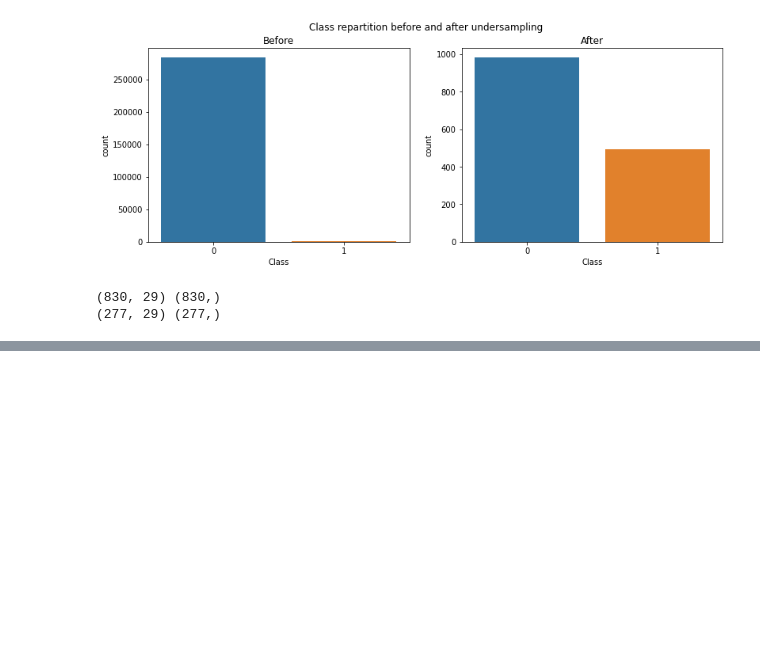
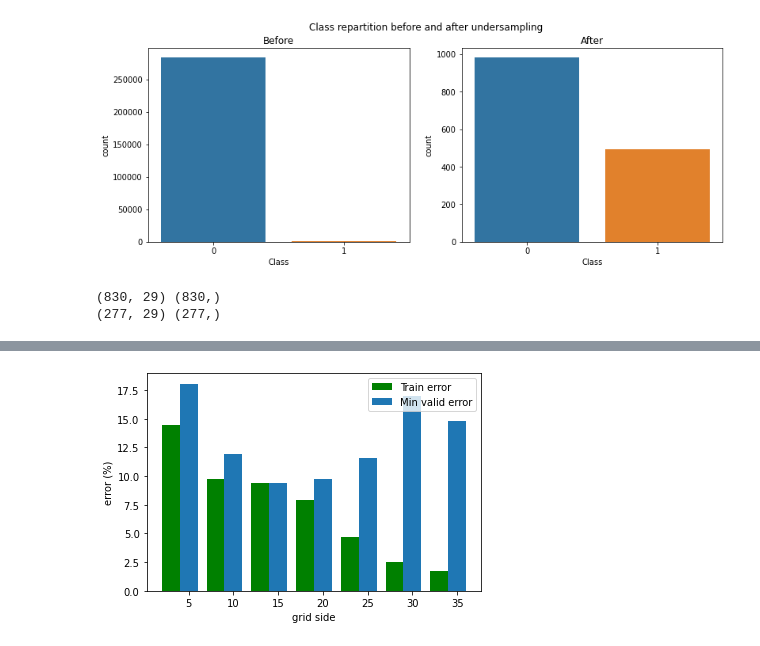
Before and after one commit to alu0101224084/TID-group4, a Jupyter notebook: Proyecto/Pracita_SOM.ipynb, the cells around one changed output, grey strips where cells are left out. Drawn from its saved outputs; the diff is of its cells as text; code cells hidden in the pictures; blank space fills up the shorter version.

```diff
--- a/Proyecto/Pracita_SOM.ipynb
+++ b/Proyecto/Pracita_SOM.ipynb
@@ -96,0 +192,28 @@ print(input_valid.shape, target_valid.shape)
+# %%
+max_iter_per = 30
+
+print("Learning a Perceptron with %d maximum number of iterations and ..." % max_iter_per)
+
+per = Perceptron(max_iter=max_iter_per, shuffle=False, random_state=0, verbose=True)
+per.fit(sofm_output_train, target_train)
+
+
+# Intitial results
+# ------------
+print("Printing initial results")
+
+predict_train = per.predict(sofm_output_train)
+predict_valid = per.predict(sofm_output_valid)
+
+print("Train accuracy: %.3f%%" % (accuracy_score(target_train, predict_train) * 100))
+print("Valid accuracy: %.3f%%" % (accuracy_score(target_valid, predict_valid) * 100))
+
+print("Train confusion matrix:")
+print(confusion_matrix(target_train, predict_train))
+print("Valid confusion matrix:")
+print(confusion_matrix(target_valid, predict_valid))
+
+print("Train classification report:")
+print(classification_report(target_train, predict_train))
+print("Valid classification report:")
+print(classification_report(target_valid, predict_valid))
@@ -96,0 +297,11 @@ print(input_valid.shape, target_valid.shape)
+# %%
+width = 2
+plt.bar(np.array(tests_grid_side) - width, 100 *(1- np.array(accs_train)), color='g', width=width, label='Train error')
+plt.bar(np.array(tests_grid_side), 100 *(1- np.array(accs_valid)), width=width, label='Min valid error')
+plt.xlabel('grid side')
+plt.ylabel('error (%)')
+plt.xticks(np.array(tests_grid_side), tests_grid_side)
+plt.legend(loc='upper right')
+plt.show()
+# %% [output]
+[figure, added]
```
Also changed, not shown: parts of 7 cells of this notebook.
